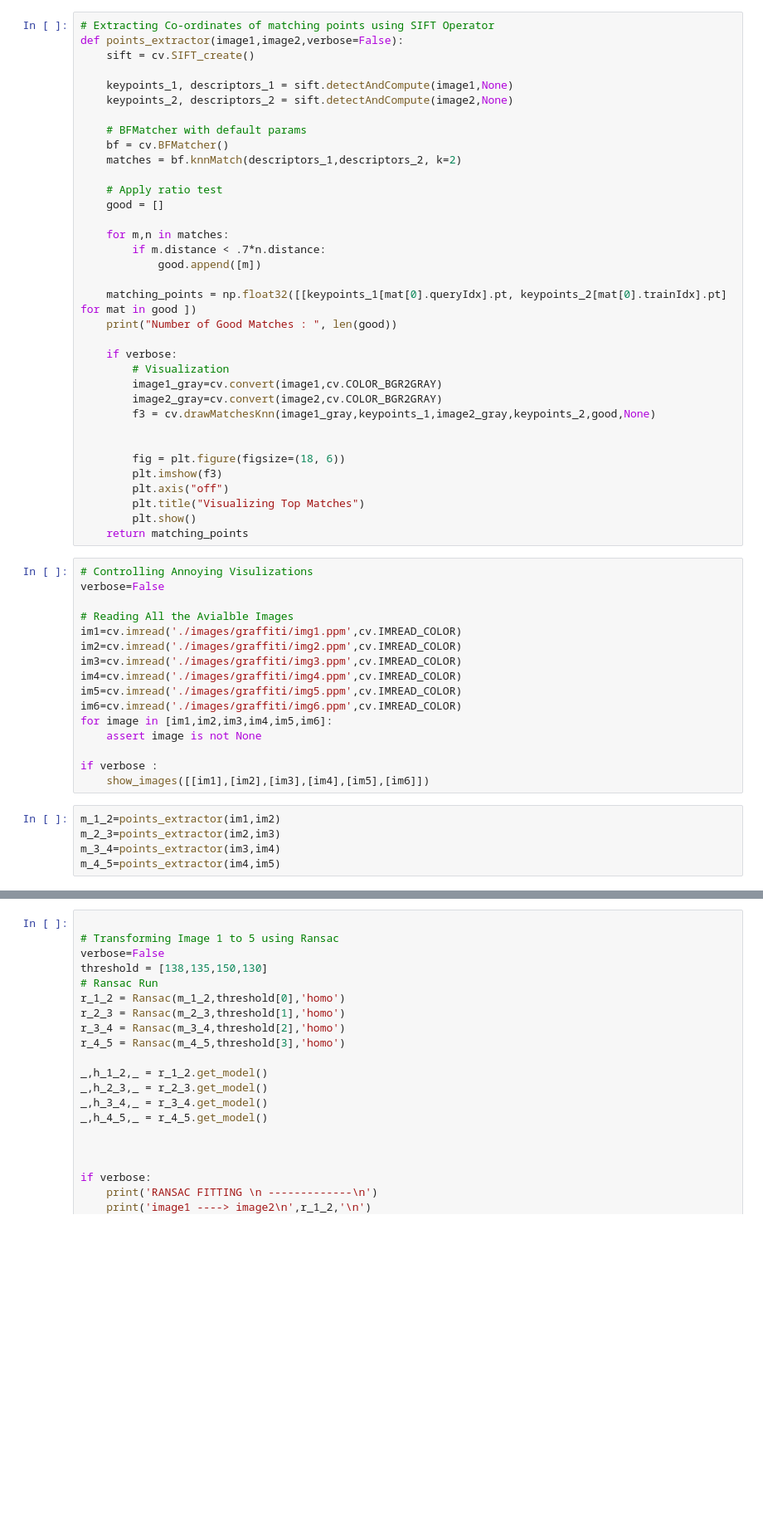
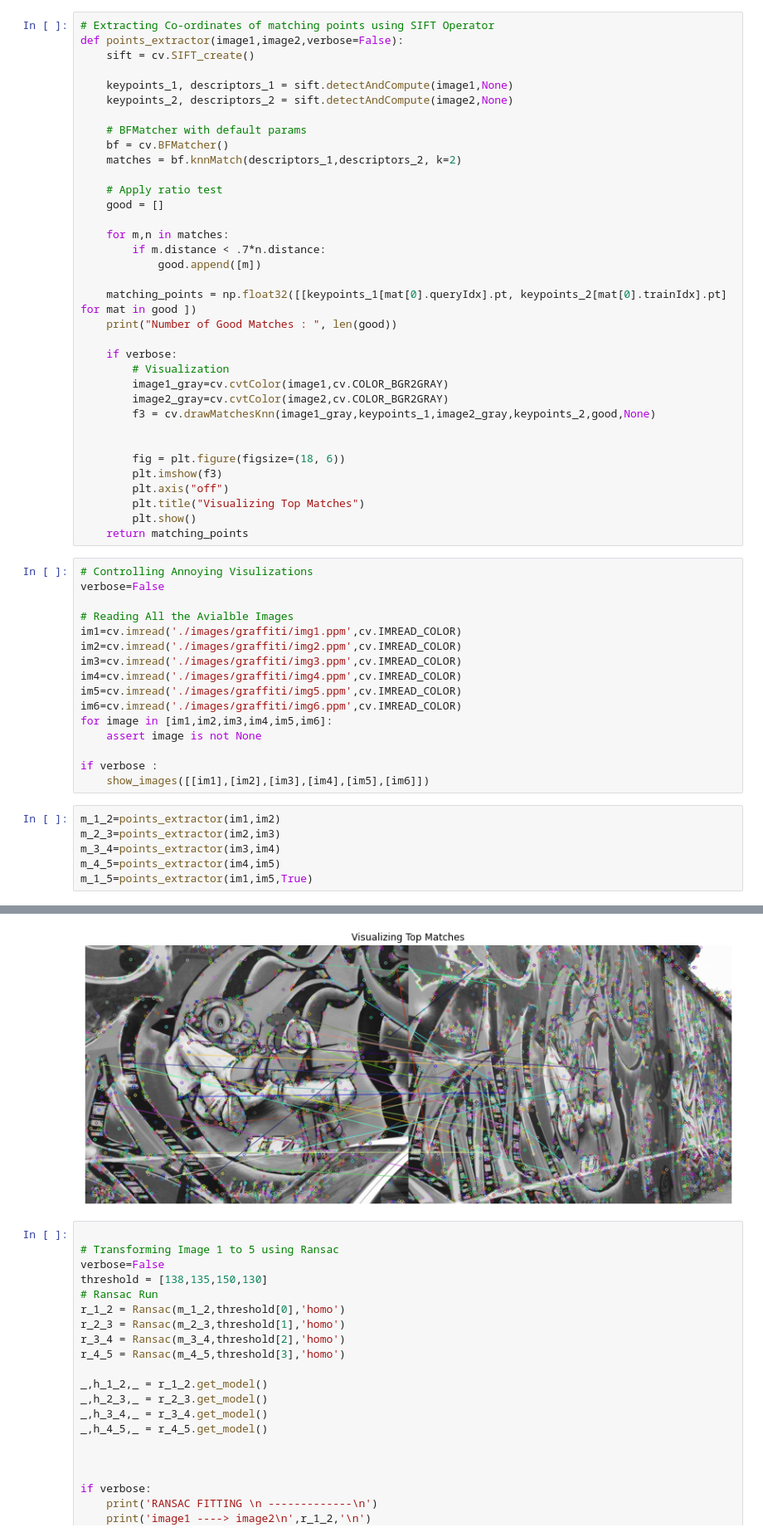
Before and after one commit to sanjith1999/EN2550-Assignments, a Jupyter notebook: Fitting and Alignment/main.ipynb, the cells around one changed output, grey strips where cells are left out. Shown at 83% size. Drawn from its saved outputs; the diff is of its cells as text; blank space fills up the shorter version.

```diff
--- a/Fitting and Alignment/main.ipynb
+++ b/Fitting and Alignment/main.ipynb
@@ -123,8 +123,8 @@ def points_extractor(image1,image2,verbose=False):
 
     if verbose:
         # Visualization
-        image1_gray=cv.convert(image1,cv.COLOR_BGR2GRAY)
-        image2_gray=cv.convert(image2,cv.COLOR_BGR2GRAY)
+        image1_gray=cv.cvtColor(image1,cv.COLOR_BGR2GRAY)
+        image2_gray=cv.cvtColor(image2,cv.COLOR_BGR2GRAY)
         f3 = cv.drawMatchesKnn(image1_gray,keypoints_1,image2_gray,keypoints_2,good,None)
 
 
@@ -155,6 +155,7 @@ m_1_2=points_extractor(im1,im2)
 m_2_3=points_extractor(im2,im3)
 m_3_4=points_extractor(im3,im4)
 m_4_5=points_extractor(im4,im5)
+m_1_5=points_extractor(im1,im5,True)
 # %% [output]
 Number of Good Matches :  1030
 Number of Good Matches :  993
@@ -163,3 +165,4 @@ Number of Good Matches :  934
+[figure, added]
 # %%
 
 # Transforming Image 1 to 5 using Ransac
```
Also changed, not shown: parts of 1 cell of this notebook, 8 other files.
